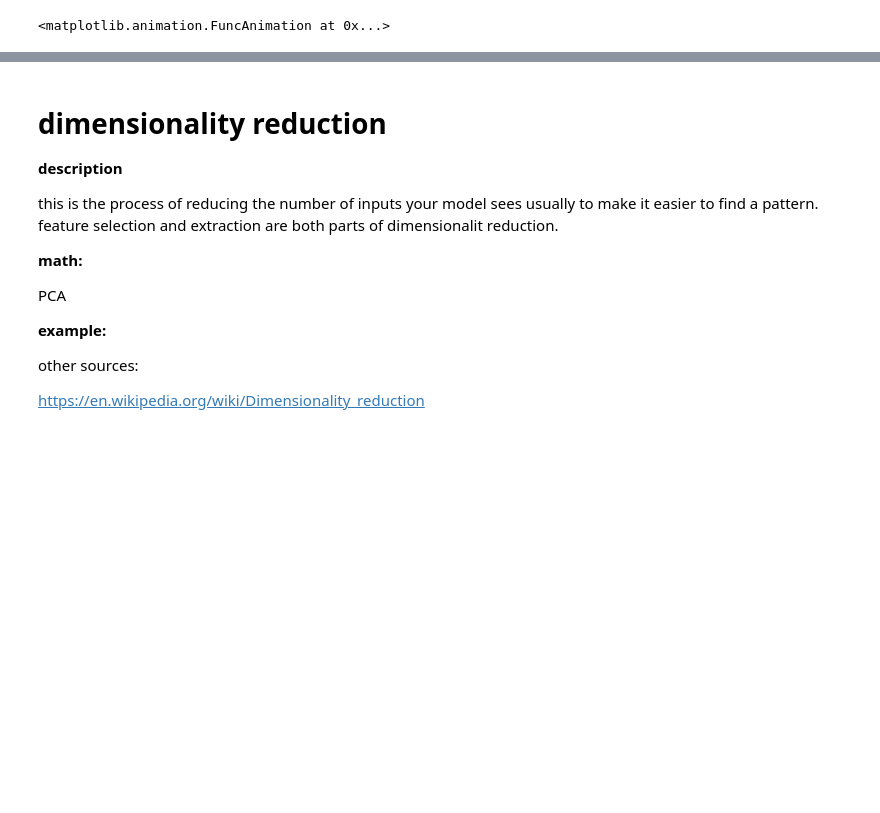
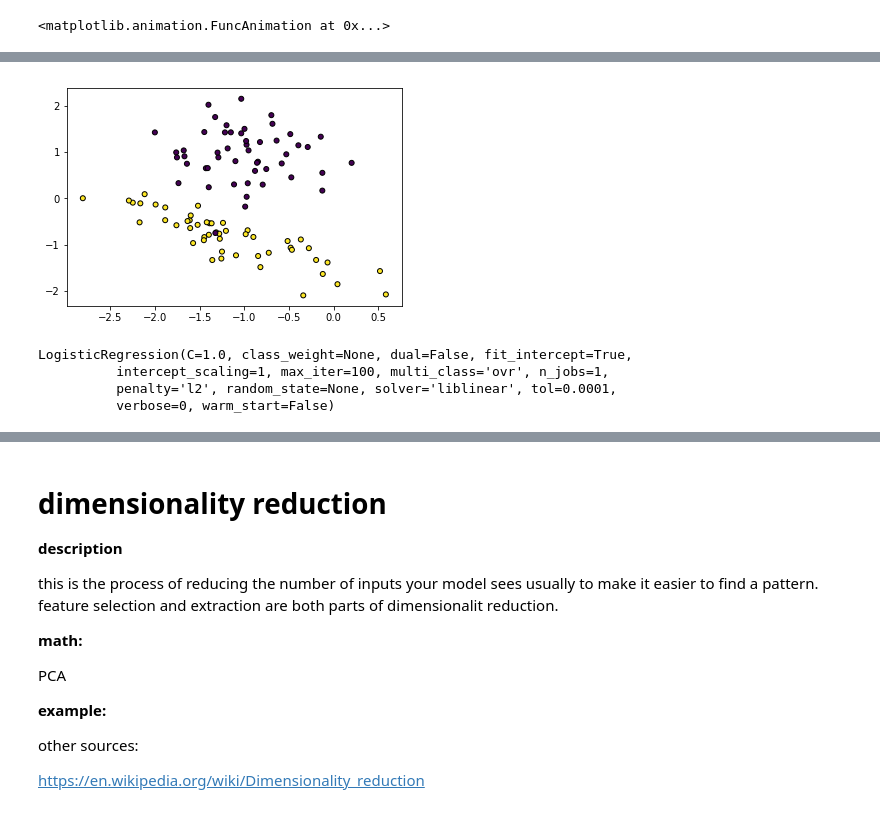
Before and after one commit to yvan/nbsblogs, a Jupyter notebook: data_science_questions/machine_learning.ipynb, the cells around one changed output, grey strips where cells are left out. Drawn from its saved outputs; the diff is of its cells as text; code cells hidden in the pictures; blank space fills up the shorter version.

```diff
--- a/data_science_questions/machine_learning.ipynb
+++ b/data_science_questions/machine_learning.ipynb
@@ -244,0 +238,19 @@ drawing a boundary line for men/women based on height.
+# %%
+# generate a datasets with 2 classes
+from sklearn.datasets import make_classification
+x, y = make_classification(n_features=2, n_redundant=0, n_informative=2,
+                             n_clusters_per_class=1)
+plt.scatter(x[:, 0], x[:, 1], marker='o', c=y, s=25, edgecolor='k')
+plt.show()
+# %% [output]
+[figure, added]
+# %%
+# run a logistic regression on it
+from sklearn.linear_model import LogisticRegression
+lg = LogisticRegression()
+lg.fit(x, y)
+# %% [output]
+LogisticRegression(C=1.0, class_weight=None, dual=False, fit_intercept=True,
+          intercept_scaling=1, max_iter=100, multi_class='ovr', n_jobs=1,
+          penalty='l2', random_state=None, solver='liblinear', tol=0.0001,
+          verbose=0, warm_start=False)
```
Also changed, not shown: parts of 20 cells of this notebook, 8 other files.
